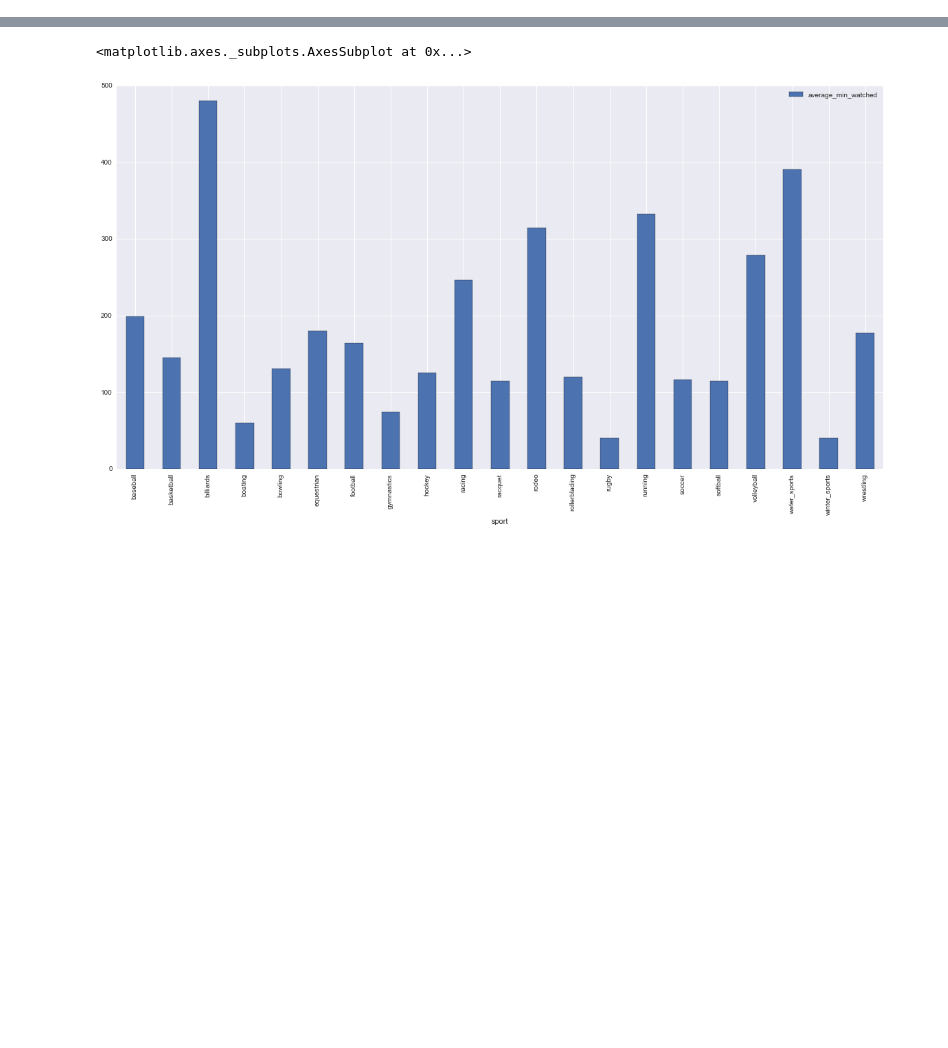
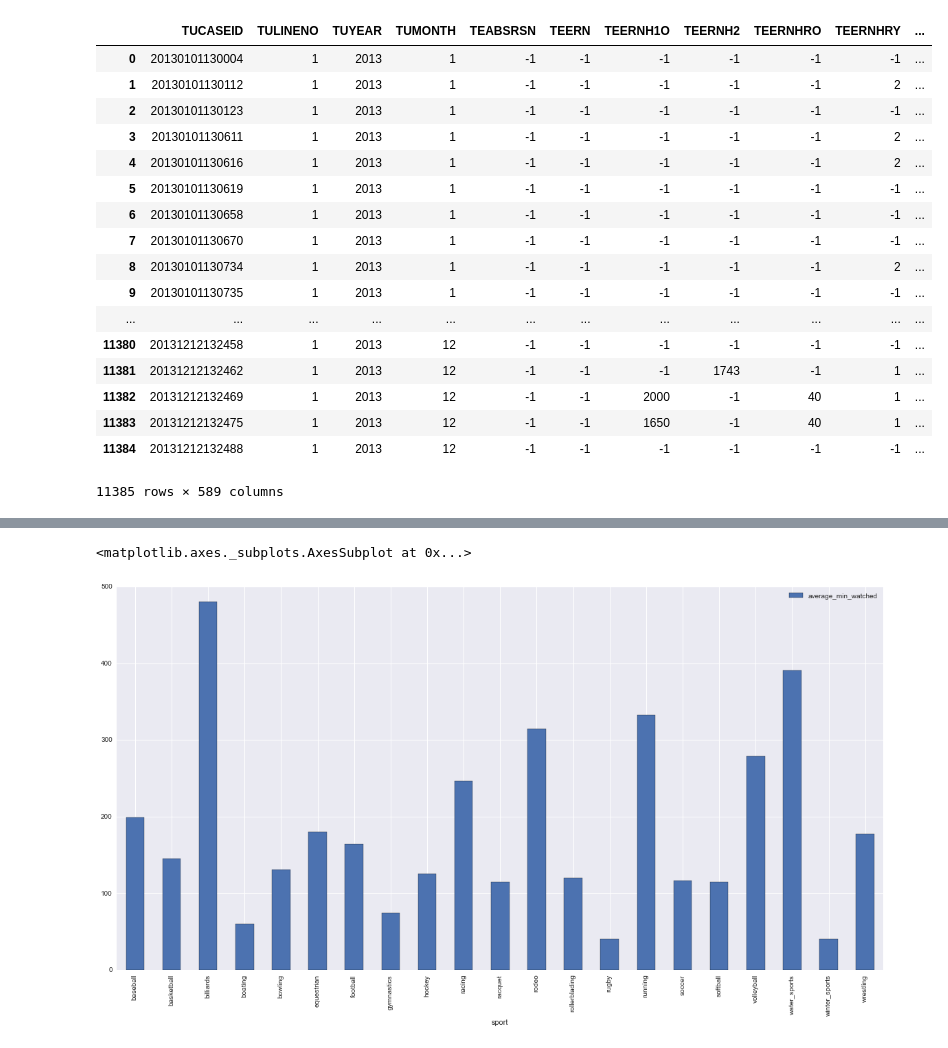
Before and after one commit to BarnetteME1/atus-analysis, a Jupyter notebook: Sports Stuff.ipynb, the cells around one changed output, grey strips where cells are left out. Saved outputs shown, nothing was run; the diff lists cells and outputs as text; code cells hidden in the pictures; blank space fills up the shorter version.

```diff
--- a/Sports Stuff.ipynb
+++ b/Sports Stuff.ipynb
@@ -31,3 +31,24 @@ activity = pd.read_csv("atusact_2013/atusact_2013.dat")
 # %%
 needed_data = pd.merge(respondent, activity_sum, how="inner", on="TUCASEID")
 needed_data = pd.merge(needed_data, weight, how="inner", on="TUCASEID")
+# %%
+needed_data
+# %% [output]
+|  | TUCASEID | TULINENO | TUYEAR | TUMONTH | TEABSRSN | TEERN | TEERNH1O | TEERNH2 | TEERNHRO | TEERNHRY | ... |
+| 0 | 20130101130004 | 1 | 2013 | 1 | -1 | -1 | -1 | -1 | -1 | -1 | ... |
+| 1 | 20130101130112 | 1 | 2013 | 1 | -1 | -1 | -1 | -1 | -1 | 2 | ... |
+| 2 | 20130101130123 | 1 | 2013 | 1 | -1 | -1 | -1 | -1 | -1 | -1 | ... |
+| 3 | 20130101130611 | 1 | 2013 | 1 | -1 | -1 | -1 | -1 | -1 | 2 | ... |
+| 4 | 20130101130616 | 1 | 2013 | 1 | -1 | -1 | -1 | -1 | -1 | 2 | ... |
+| 5 | 20130101130619 | 1 | 2013 | 1 | -1 | -1 | -1 | -1 | -1 | -1 | ... |
+| 6 | 20130101130658 | 1 | 2013 | 1 | -1 | -1 | -1 | -1 | -1 | -1 | ... |
+| 7 | 20130101130670 | 1 | 2013 | 1 | -1 | -1 | -1 | -1 | -1 | -1 | ... |
+| 8 | 20130101130734 | 1 | 2013 | 1 | -1 | -1 | -1 | -1 | -1 | 2 | ... |
+| 9 | 20130101130735 | 1 | 2013 | 1 | -1 | -1 | -1 | -1 | -1 | -1 | ... |
+| ... | ... | ... | ... | ... | ... | ... | ... | ... | ... | ... | ... |
+| 11380 | 20131212132458 | 1 | 2013 | 12 | -1 | -1 | -1 | -1 | -1 | -1 | ... |
+| 11381 | 20131212132462 | 1 | 2013 | 12 | -1 | -1 | -1 | 1743 | -1 | 1 | ... |
+| 11382 | 20131212132469 | 1 | 2013 | 12 | -1 | -1 | 2000 | -1 | 40 | 1 | ... |
+| 11383 | 20131212132475 | 1 | 2013 | 12 | -1 | -1 | 1650 | -1 | 40 | 1 | ... |
+| 11384 | 20131212132488 | 1 | 2013 | 12 | -1 | -1 | -1 | -1 | -1 | -1 | ... |
+11385 rows × 589 columns
```
Also changed, not shown: parts of 6 cells of this notebook, 2 other files.
